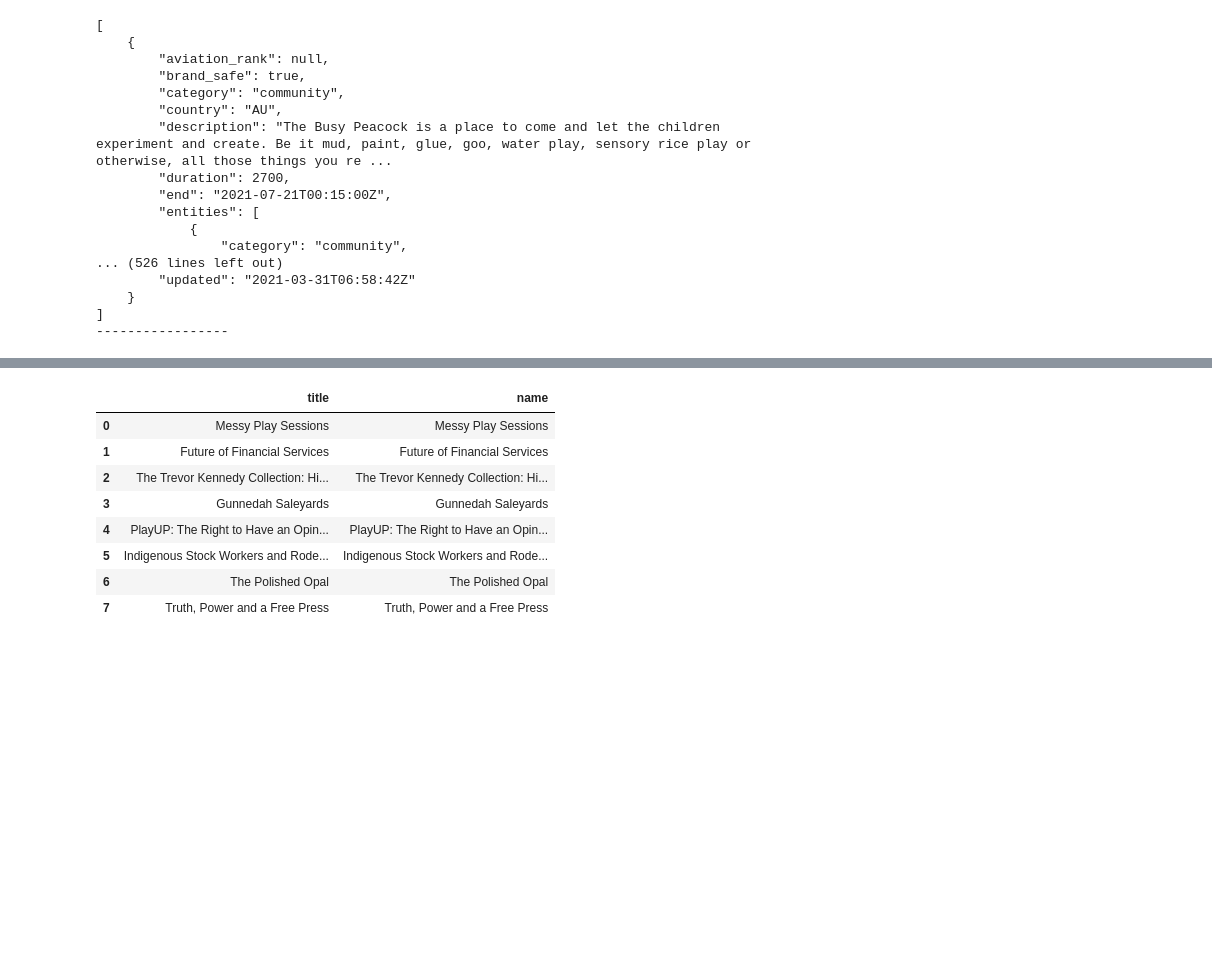
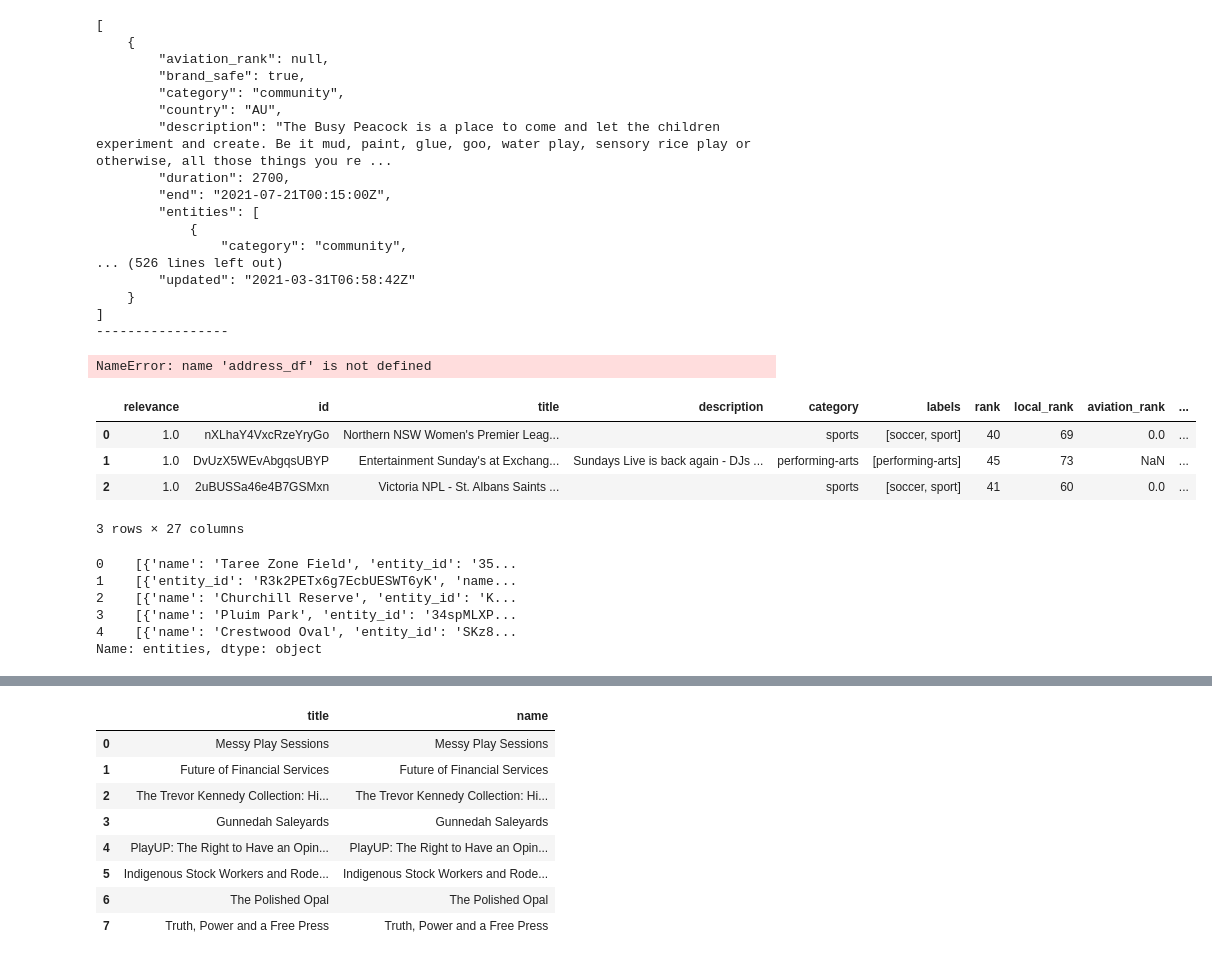
Before and after one commit to annabelcheong/project2, a Jupyter notebook: events.ipynb, the cells around one changed output, grey strips where cells are left out. Cells and saved outputs as stored; diff of their text form; code cells hidden in the pictures; blank space fills up the shorter version.

```diff
--- a/events.ipynb
+++ b/events.ipynb
@@ -107,6 +127,46 @@ print('-----------------')
     }
 ]
 -----------------
+# %%
+address_df.entities.head()[0]
+# %% [output]
+NameError: name 'address_df' is not defined
+# %%
+address_df = pd.json_normalize(data['results'])
+address_df.head(20)
+
+def getEntitiesName(entities):
+    try:
+        return entities[0]['name']
+    except:
+        return 'no name'
+address_df['name'] = address_df.entities.apply(getEntitiesName)
+
+def getEntitiesAddress(entities):
+    try:
+        return entities[0]['formatted_address']
+    except:
+        return 'no name'
+address_df['formatted_address'] = address_df.entities.apply(getEntitiesAddress)
+
+address_df.head(3)
+
+# address_df.entities.apply(getEntities,args = ['name'])
+# %% [output]
+|  | relevance | id | title | description | category | labels | rank | local_rank | aviation_rank | ... |
+| 0 | 1.0 | nXLhaY4VxcRzeYryGo | Northern NSW Women's Premier Leag... |  | sports | [soccer, sport] | 40 | 69 | 0.0 | ... |
+| 1 | 1.0 | DvUzX5WEvAbgqsUBYP | Entertainment Sunday's at Exchang... | Sundays Live is back again - DJs ... | performing-arts | [performing-arts] | 45 | 73 | NaN | ... |
+| 2 | 1.0 | 2uBUSSa46e4B7GSMxn | Victoria NPL - St. Albans Saints ... |  | sports | [soccer, sport] | 41 | 60 | 0.0 | ... |
+3 rows × 27 columns
+# %%
+address_df.entities.head()
+# %% [output]
+0    [{'name': 'Taree Zone Field', 'entity_id': '35...
+1    [{'entity_id': 'R3k2PETx6g7EcbUESWT6yK', 'name...
+2    [{'name': 'Churchill Reserve', 'entity_id': 'K...
+3    [{'name': 'Pluim Park', 'entity_id': '34spMLXP...
+4    [{'name': 'Crestwood Oval', 'entity_id': 'SKz8...
+Name: entities, dtype: object
 # %%
 address_df = pd.json_normalize(data1,['entities'], errors='ignore')
 address_df.head(20)
```
Also changed, not shown: parts of 9 cells of this notebook, 1 other file.
